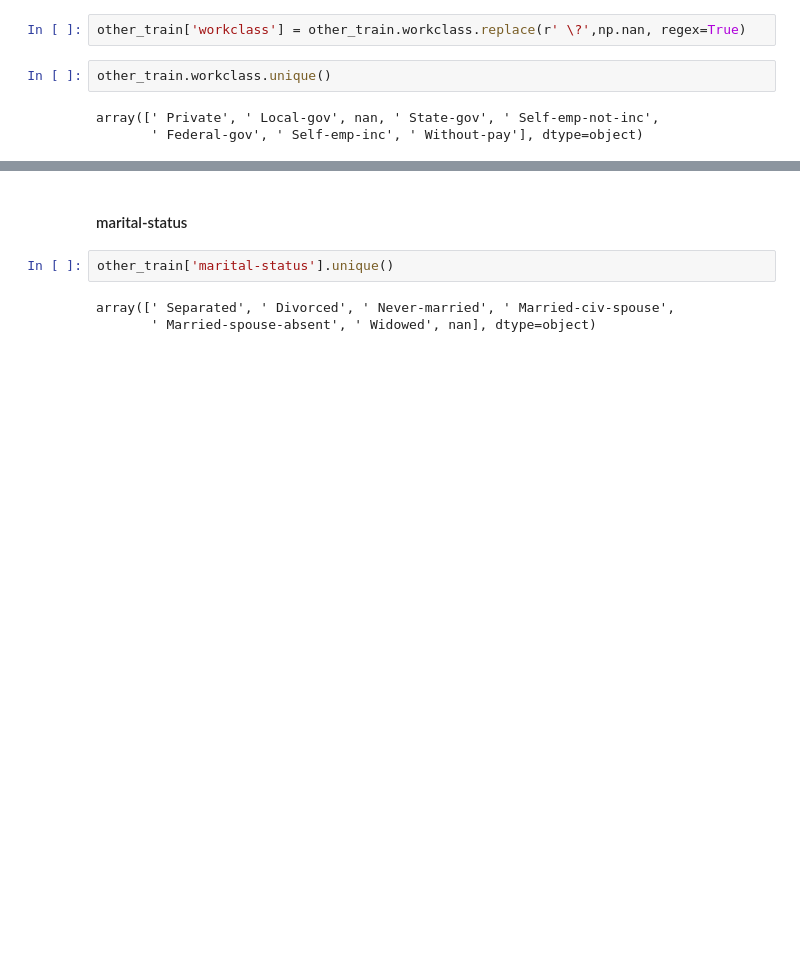
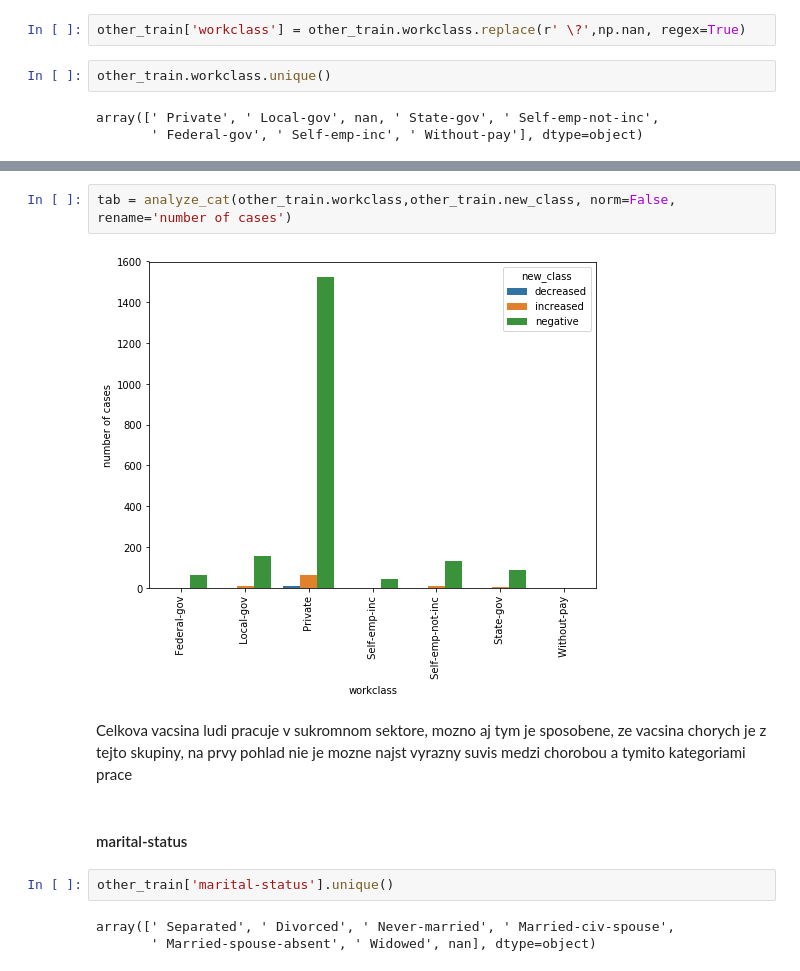
Before and after one commit to Pomichal/pr1_IAU, a Jupyter notebook: Projekt1.ipynb, the cells around one changed output, grey strips where cells are left out. Saved outputs shown, nothing was run; the diff lists cells and outputs as text; blank space fills up the shorter version.

```diff
--- a/Projekt1.ipynb
+++ b/Projekt1.ipynb
@@ -649,5 +696,11 @@ a = analyze_cat(other_train.workclass,other_train.new_class)
 # %% [output]
 [figure]
+# %%
+tab = analyze_cat(other_train.workclass,other_train.new_class, norm=False, rename='number of cases')
+# %% [output]
+[figure, added]
+# %% [markdown]
+Celkova vacsina ludi pracuje v sukromnom sektore, mozno aj tym je sposobene, ze vacsina chorych je z tejto skupiny, na prvy pohlad nie je mozne najst vyrazny suvis medzi chorobou a tymito kategoriami prace
 # %% [markdown]
 #### marital-status
 # %%
```
Also changed, not shown: parts of 25 cells of this notebook.
